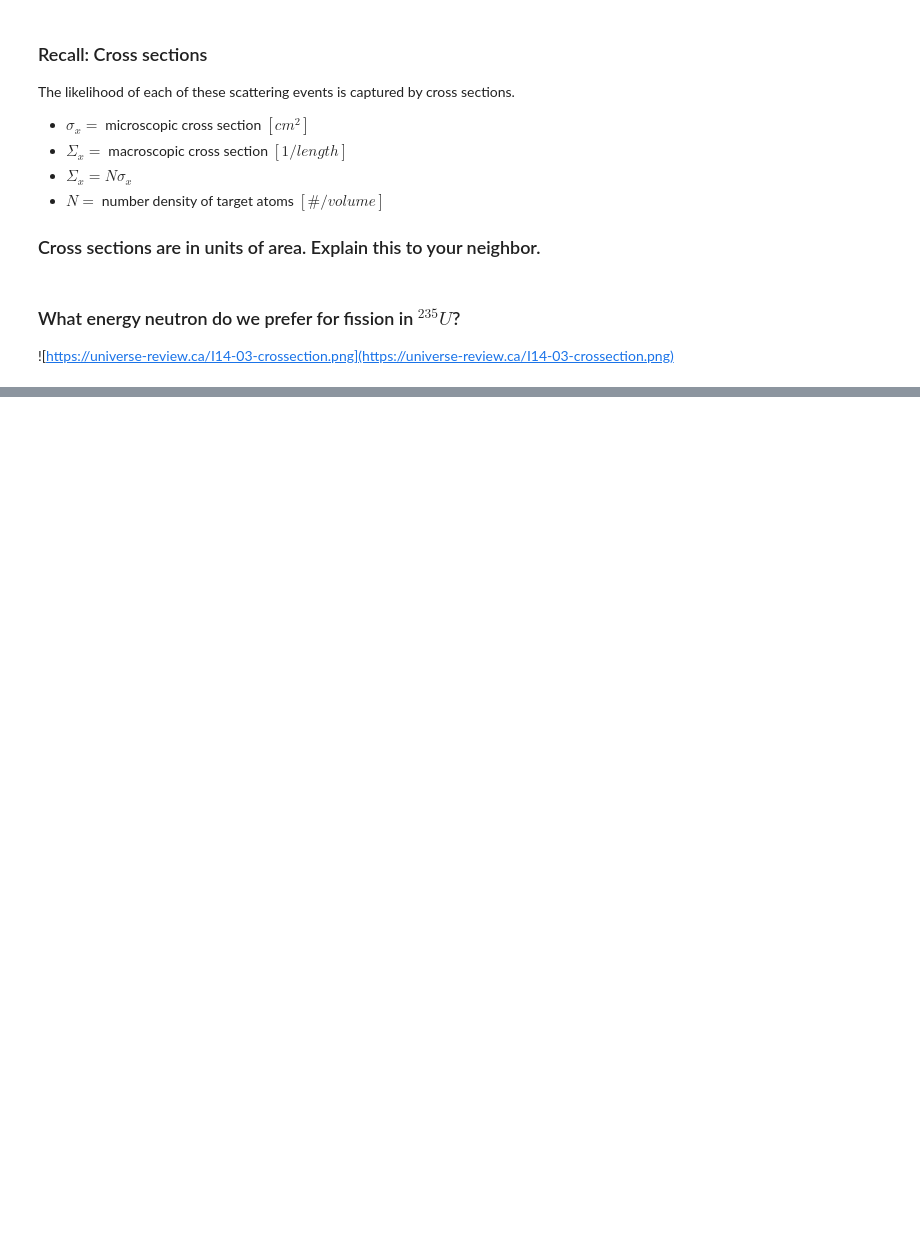
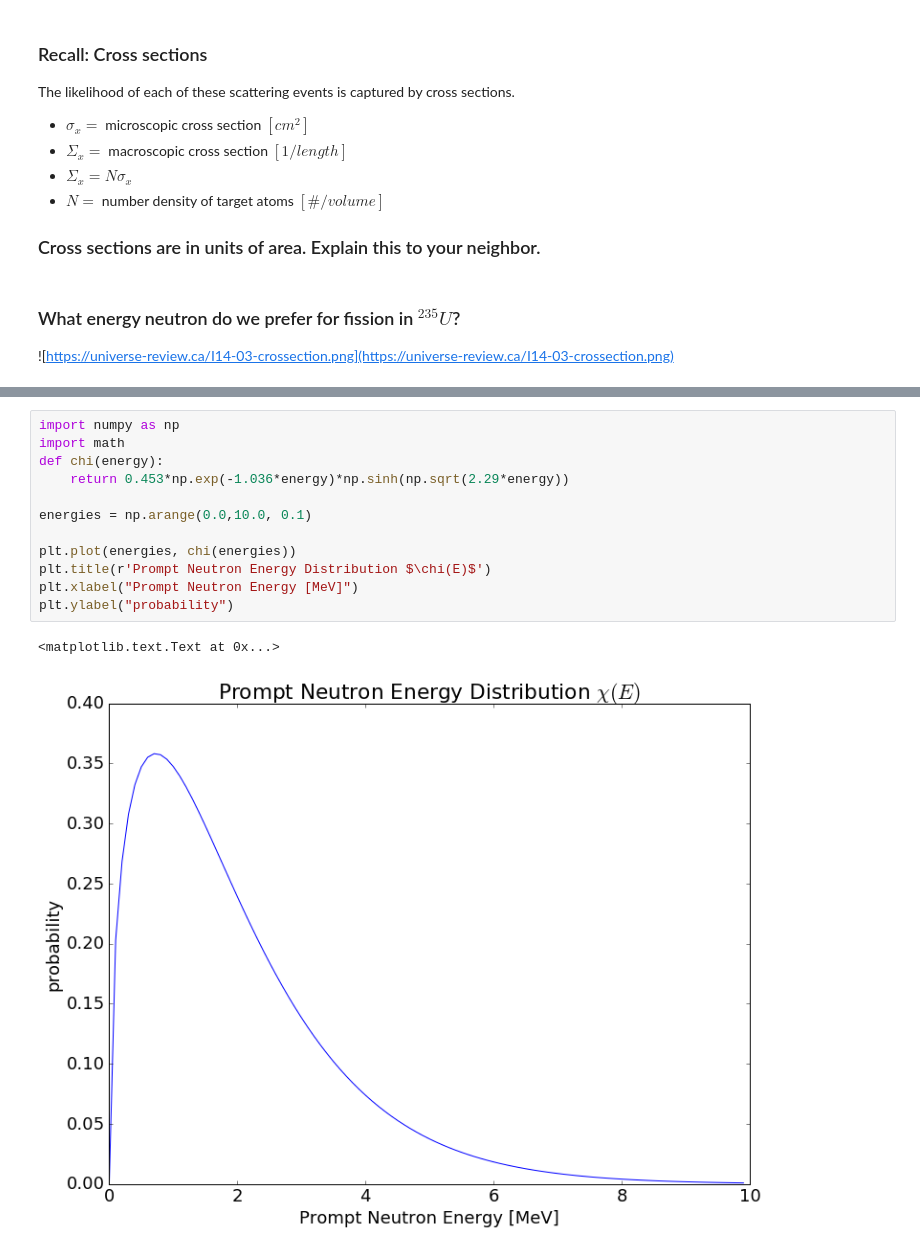
Before and after one commit to katyhuff/npre247, a Jupyter notebook: binary_reactions/binary-reactions.ipynb, the cells around one changed output, grey strips where cells are left out. Saved outputs shown, nothing was run; the diff lists cells and outputs as text; blank space fills up the shorter version.

```diff
--- a/binary_reactions/binary-reactions.ipynb
+++ b/binary_reactions/binary-reactions.ipynb
@@ -777,0 +888,15 @@ The likelihood of each of these scattering events is captured by cross sections.
+# %%
+import numpy as np
+import math
+def chi(energy):
+    return 0.453*np.exp(-1.036*energy)*np.sinh(np.sqrt(2.29*energy))
+
+energies = np.arange(0.0,10.0, 0.1)
+
+plt.plot(energies, chi(energies))
+plt.title(r'Prompt Neutron Energy Distribution $\chi(E)$')
+plt.xlabel("Prompt Neutron Energy [MeV]")
+plt.ylabel("probability")
+# %% [output]
+<matplotlib.text.Text at 0x...>
+[figure, added]
```
Also changed, not shown: parts of 21 cells of this notebook, 1 other file.
